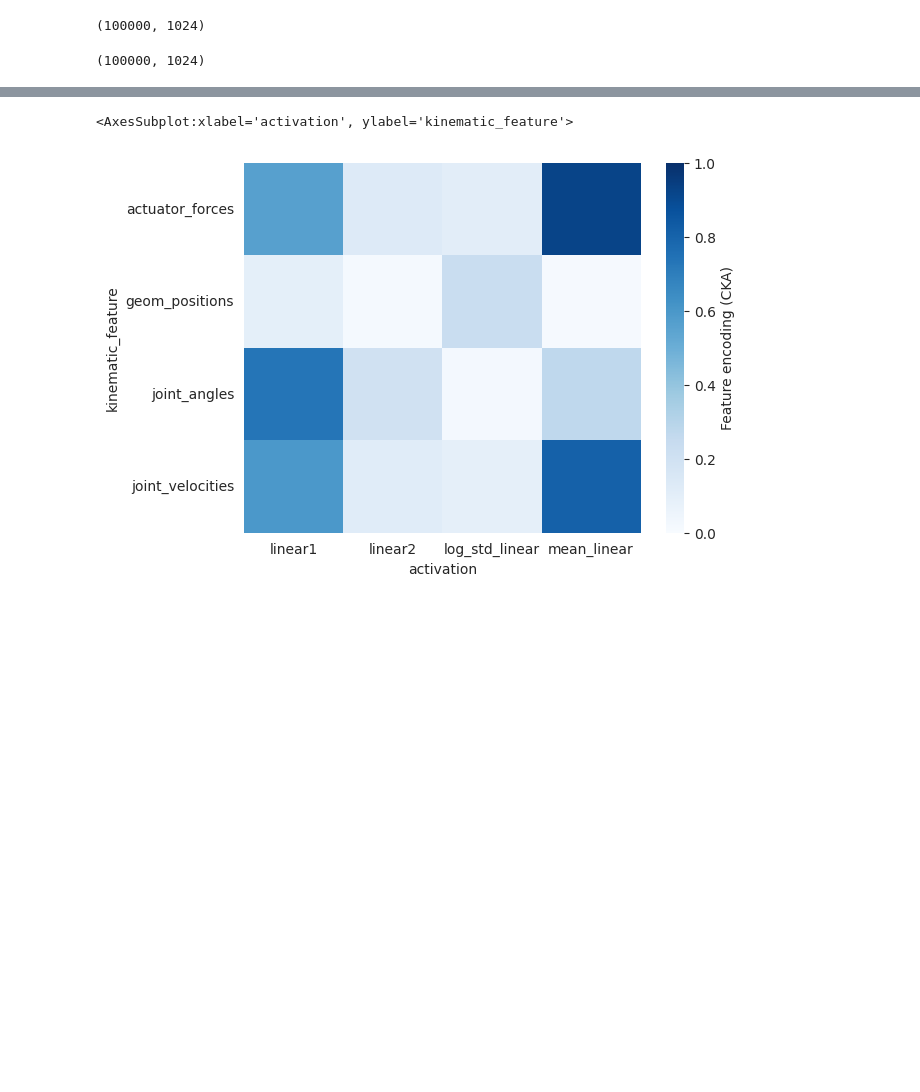
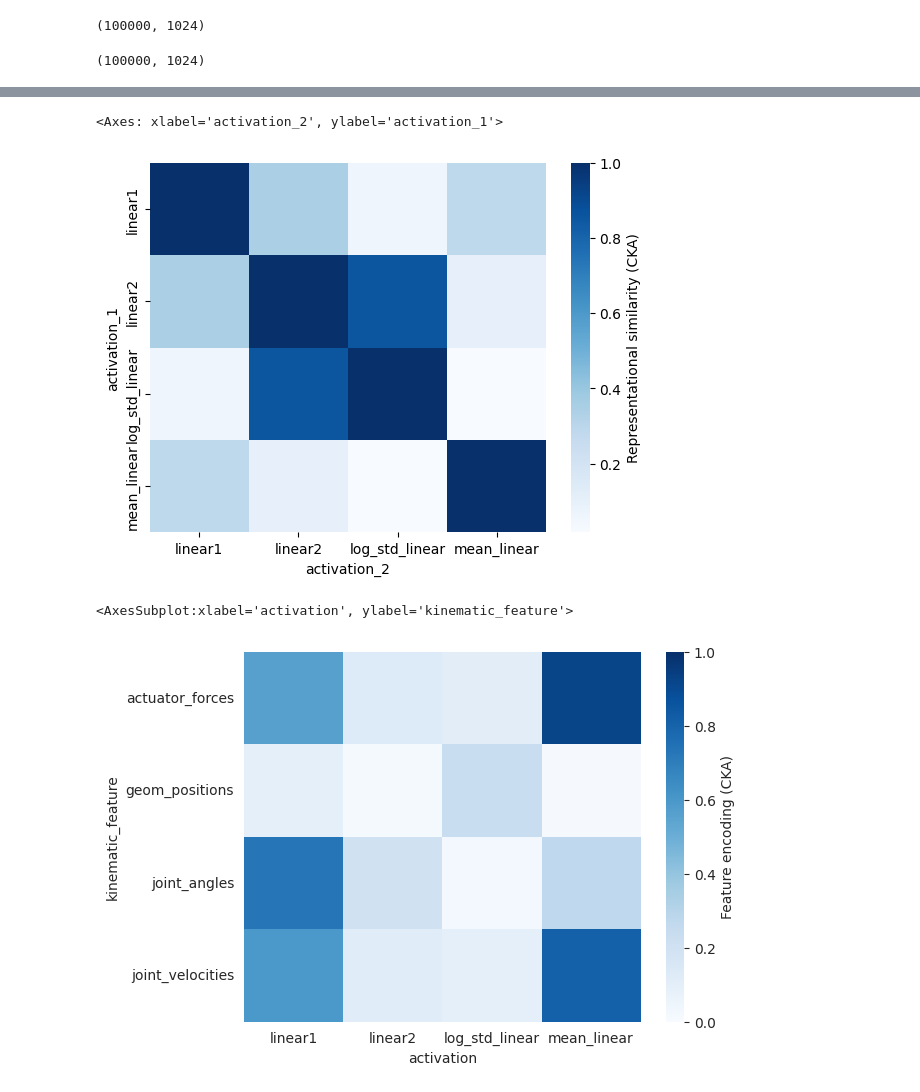
Before and after one commit to jimzers/DSC180B-A08, a Jupyter notebook: visualizations/cka_v4.ipynb, the cells around one changed output, grey strips where cells are left out. Saved outputs shown, nothing was run; the diff lists cells and outputs as text; code cells hidden in the pictures; blank space fills up the shorter version.

```diff
--- a/visualizations/cka_v4.ipynb
+++ b/visualizations/cka_v4.ipynb
@@ -107,3 +166,9 @@ analysis.plot_cka_activations(rl_hook_dict, save_path='viz/rl_cka.png')
+# %%
+#cka between bc layers w/ 80 noise
+analysis.plot_cka_activations(bc_nonoise_hook_dict, save_path='viz/bc80_cka.png')
+# %% [output]
+<Axes: xlabel='activation_2', ylabel='activation_1'>
+[figure, added]
 # %%
 # cka between rl agent and rl kinematics
 analysis.plot_cka_kinematics(rl_hook_dict, rl_kinematics_dict, save_path='pix/rl_kinematics_cka.png')
```
Also changed, not shown: parts of 9 cells of this notebook.
